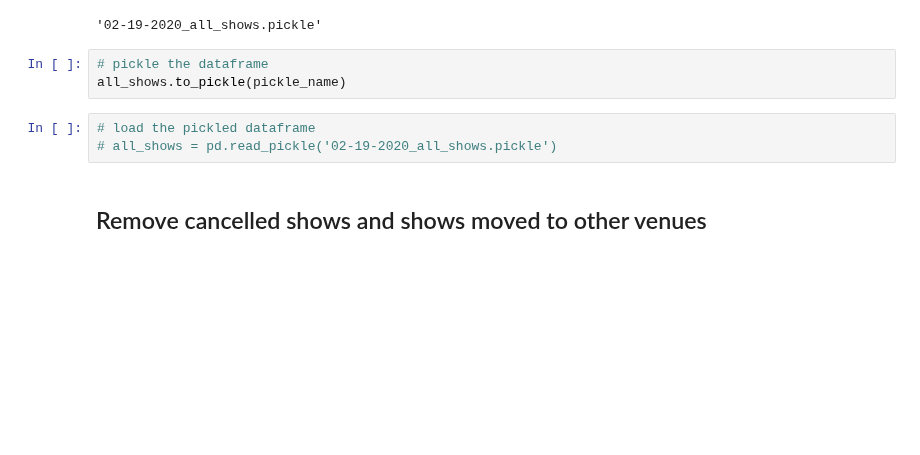
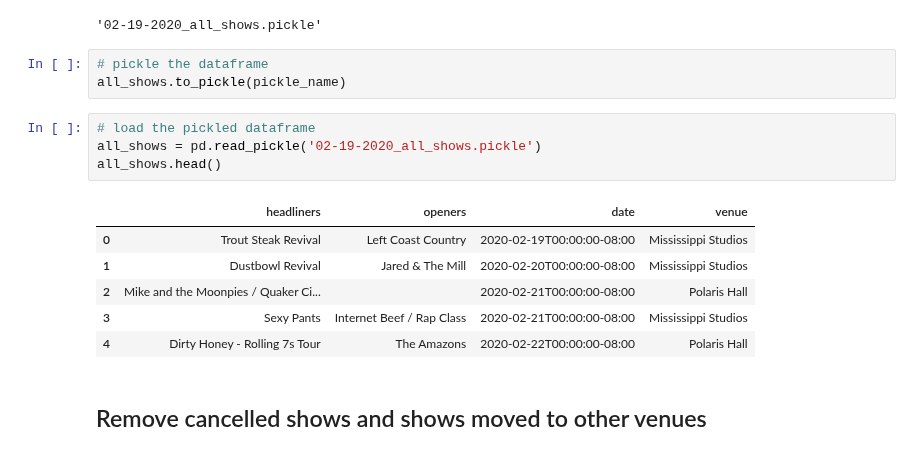
Before and after one commit to samifriedrich/showquester, a Jupyter notebook: mississippi_marquee.ipynb, the cells around one changed output. Cells and saved outputs as stored; diff of their text form; blank space fills up the shorter version.

```diff
--- a/mississippi_marquee.ipynb
+++ b/mississippi_marquee.ipynb
@@ -123,7 +125,15 @@ pickle_name
 all_shows.to_pickle(pickle_name)
 # %%
 # load the pickled dataframe
-# all_shows = pd.read_pickle('02-19-2020_all_shows.pickle')
+all_shows = pd.read_pickle('02-19-2020_all_shows.pickle')
+all_shows.head()
+# %% [output]
+|  | headliners | openers | date | venue |
+| 0 | Trout Steak Revival | Left Coast Country | 2020-02-19T00:00:00-08:00 | Mississippi Studios |
+| 1 | Dustbowl Revival | Jared & The Mill | 2020-02-20T00:00:00-08:00 | Mississippi Studios |
+| 2 | Mike and the Moonpies / Quaker Ci... |  | 2020-02-21T00:00:00-08:00 | Polaris Hall |
+| 3 | Sexy Pants | Internet Beef / Rap Class | 2020-02-21T00:00:00-08:00 | Mississippi Studios |
+| 4 | Dirty Honey - Rolling 7s Tour | The Amazons | 2020-02-22T00:00:00-08:00 | Polaris Hall |
 # %% [markdown]
 ## Remove cancelled shows and shows moved to other venues
 # %%
```
Also changed, not shown: parts of 90 cells of this notebook.
